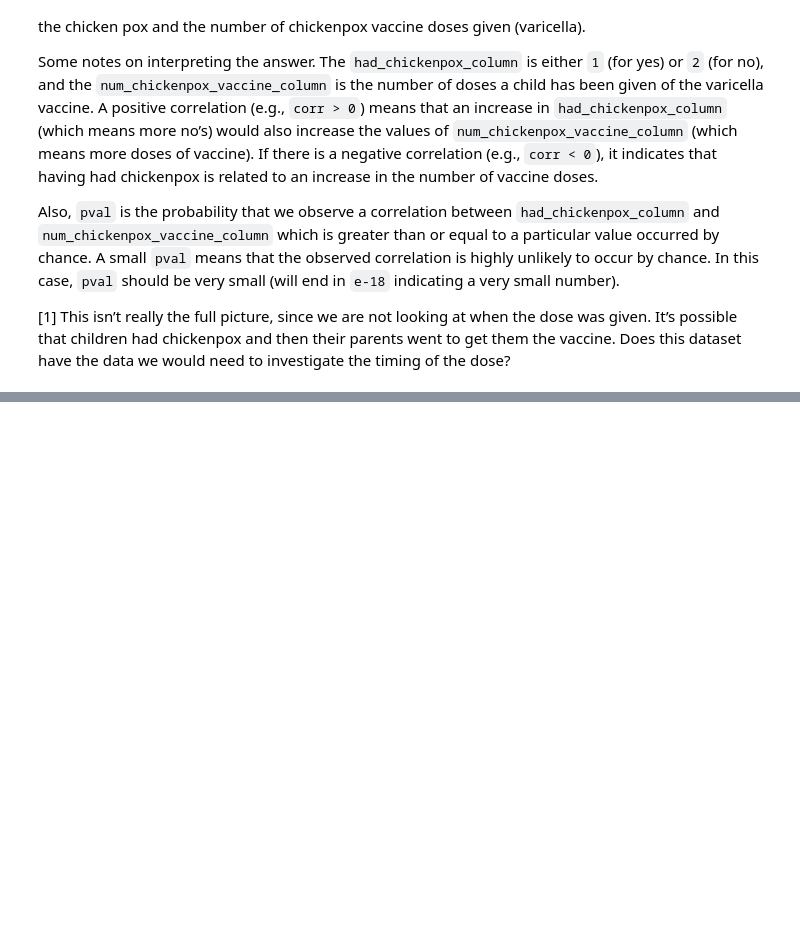
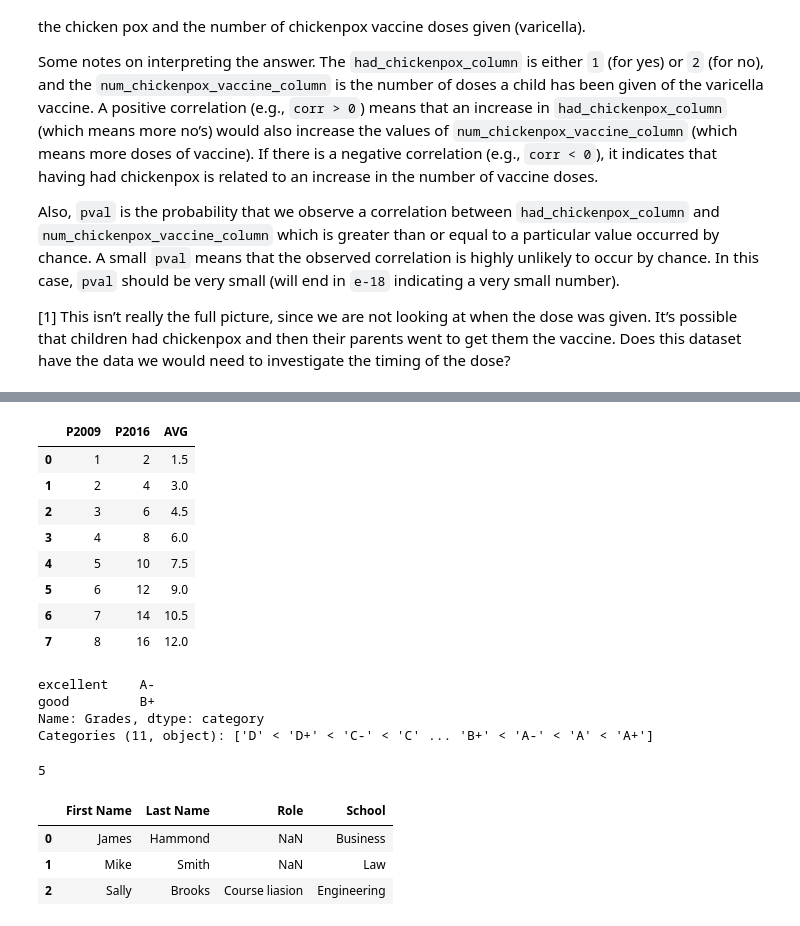
Before and after one commit to ElGarno/Stuff, a Jupyter notebook: pandas2.ipynb, the cells around one changed output, grey strips where cells are left out. Saved outputs shown, nothing was run; the diff lists cells and outputs as text; code cells hidden in the pictures; blank space fills up the shorter version.

```diff
--- a/pandas2.ipynb
+++ b/pandas2.ipynb
@@ -533,0 +560,78 @@ assert -1<=corr_chickenpox()<=1, "You must return a float number between -1.0 an
+# %%
+import pandas as pd
+
+df_avg = pd.DataFrame(
+    {
+        'P2009': [1,2,3,4,5,6,7,8],
+        'P2010': [2,4,6,8,10,12,14,16],
+        'P2011': [1,2,3,4,5,6,7,8],
+        'P2012': [2,4,6,8,10,12,14,16],
+        'P2013': [1,2,3,4,5,6,7,8],
+        'P2014': [2,4,6,8,10,12,14,16],
+        'P2015': [1,2,3,4,5,6,7,8],
+        'P2016': [2,4,6,8,10,12,14,16]
+    }
+)
+df_avg.head(10)
+
+frames = ['P2010','P2011','P2012','P2013','P2014','P2015']
+df_avg['AVG'] = df_avg[frames].apply(lambda z: np.mean(z), axis=1)
+df_avg.head()
+#
+result_df = df_avg.drop(frames, axis=1)
+result_df
+# %% [output]
+|  | P2009 | P2016 | AVG |
+| 0 | 1 | 2 | 1.5 |
+| 1 | 2 | 4 | 3.0 |
+| 2 | 3 | 6 | 4.5 |
+| 3 | 4 | 8 | 6.0 |
+| 4 | 5 | 10 | 7.5 |
+| 5 | 6 | 12 | 9.0 |
+| 6 | 7 | 14 | 10.5 |
+| 7 | 8 | 16 | 12.0 |
+# %%
+import pandas as pd
+
+df = pd.DataFrame(['A+', 'A', 'A-', 'B+', 'B', 'B-', 'C+', 'C', 'C-', 'D+', 'D'], index=['excellent', 'excellent', 'excellent', 'good', 'good', 'good', 'ok', 'ok', 'ok', 'poor', 'poor'], columns = ['Grades'])
+my_categories= pd.CategoricalDtype(categories=['D','D+','C-','C','C+','B-','B','B+','A-','A','A+'], ordered=True)
+grades = df['Grades'].astype(my_categories)
+result = grades[(grades>'B') & (grades<'A')]
+print(result)
+# %% [output]
+excellent    A-
+good         B+
+Name: Grades, dtype: category
+Categories (11, object): ['D' < 'D+' < 'C-' < 'C' ... 'B+' < 'A-' < 'A' < 'A+']
+# %%
+import pandas as pd
+(pd.Timestamp('11/29/2019') + pd.offsets.MonthEnd()).weekday()
+# print(pd.Timestamp('11/29/2019').weekday())
+# %% [output]
+5
+# %%
+import pandas as pd
+
+student_df = pd.DataFrame(
+    {
+        'First Name': ['James', 'Mike', 'Sally'],
+        'Last Name': ['Hammond', 'Smith', 'Brooks'],
+        'School': ['Business', 'Law', 'Engineering']
+    }
+)
+
+staff_df = pd.DataFrame(
+    {
+        'First Name': ['Kelly', 'Sally', 'James'],
+        'Last Name': ['Desjardins', 'Brooks', 'Wilde'],
+        'Role': ['Director of HR', 'Course liasion', 'Grader']
+    }
+)
+
+result_df = pd.merge(staff_df, student_df, how='right', on=['First Name', 'Last Name'])
+result_df
+# %% [output]
+|  | First Name | Last Name | Role | School |
+| 0 | James | Hammond | NaN | Business |
+| 1 | Mike | Smith | NaN | Law |
+| 2 | Sally | Brooks | Course liasion | Engineering |
```
Also changed, not shown: parts of 2 cells of this notebook.
